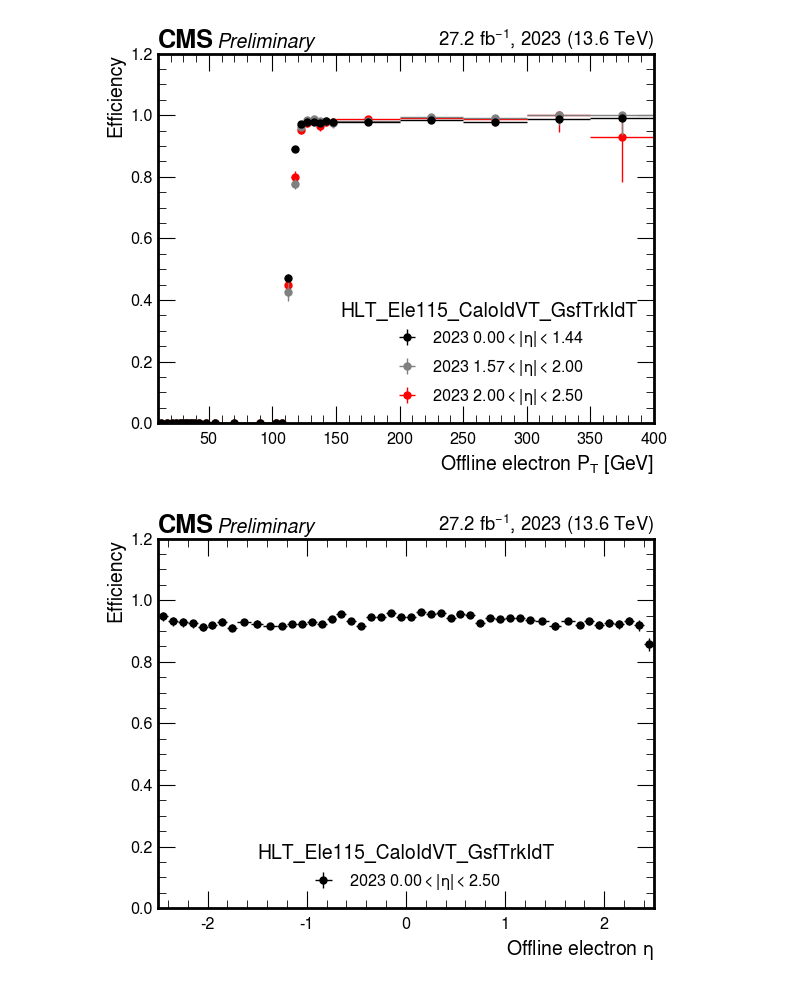
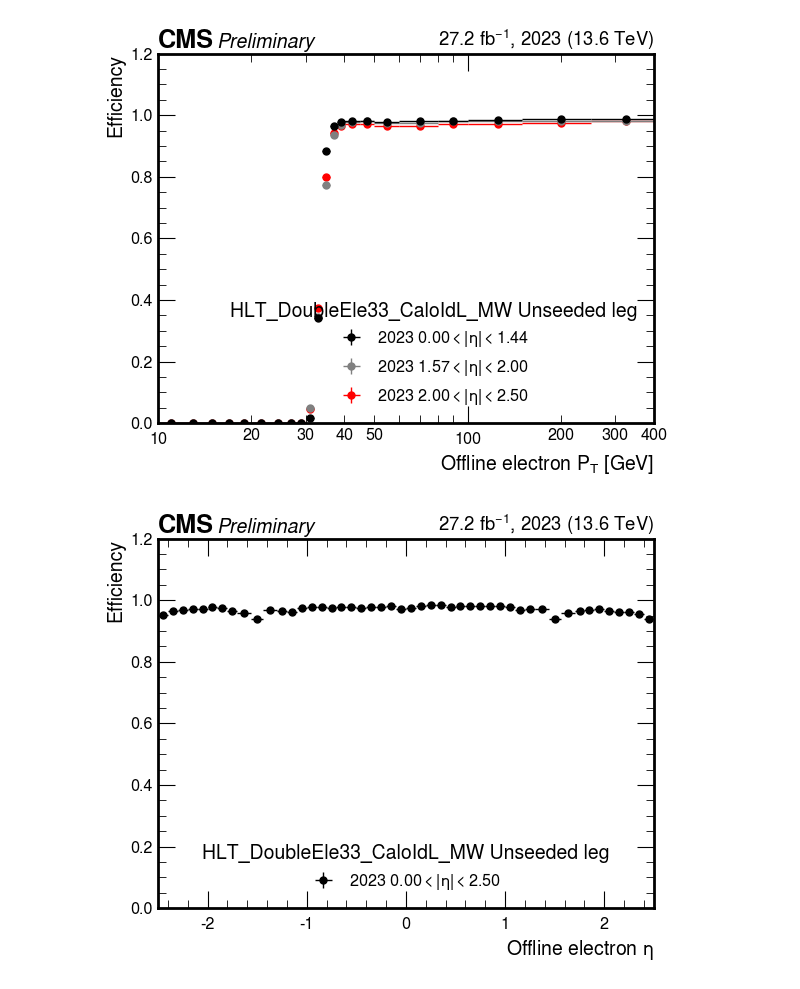
Before and after one commit to ikrommyd/egamma-tnp, a Jupyter notebook: DPNote_EGM_2023.ipynb, the cells around one changed output. Saved outputs shown, nothing was run; the diff lists cells and outputs as text; code cells hidden in the pictures.

Commit message:
make more plots

```diff
--- a/DPNote_EGM_2023.ipynb
+++ b/DPNote_EGM_2023.ipynb
@@ -103,18 +103,36 @@ lumis = {
     "2023D": 9.525,
 }
 # %%
-file = "Run2023_Ele115_Ele32tag.root"
+file = "Run2023_DoubleEle33UnseededLeg_ntuples.root"
 run = file.split("_")[0][3:]
 threshold = file.split("_")[1].split(".")[0]
-suffix = (
-    "WPTight_Gsf"
-    if threshold == "Ele32" or threshold == "Ele30"
-    else "CaloIdVT_GsfTrkIdT"
+if threshold == "Ele32" or threshold == "Ele30":
+    suffix = "WPTight_Gsf"
+elif threshold == "Ele115" or threshold == "Ele135":
+    suffix = "CaloIdVT_GsfTrkIdT"
+elif threshold == "DoubleEle33SeededLeg":
+    suffix = "CaloIdL_MW Seeded leg"
+elif threshold == "DoubleEle33UnseededLeg":
+    suffix = "CaloIdL_MW Unseeded leg"
+elif threshold == "Ele23Ele12Leg1":
+    suffix = "CaloIdL_TrackIdL_IsoVL Leg1"
+elif threshold == "Ele23Ele12Leg2":
+    suffix = "CaloIdL_TrackIdL_IsoVL Leg2"
+else:
+    raise ValueError("Couldn't find proper trigger name")
+
+filename = threshold
+threshold = (
+    threshold.replace("Leg1", "")
+    .replace("Leg2", "")
+    .replace("SeededLeg", "")
+    .replace("UnseededLeg", "")
 )
+
 pt_setup_func = (
-    pt_low_threshold_plot_setup
-    if threshold == "Ele32" or threshold == "Ele30"
-    else pt_high_threshold_plot_setup
+    pt_high_threshold_plot_setup
+    if threshold == "Ele115" or threshold == "Ele135"
+    else pt_low_threshold_plot_setup
 )
 title = f"HLT_{threshold}_{suffix}"
 try:
@@ -171,35 +189,35 @@ plot_efficiency(
     color="r",
     zorder=1,
 )
 
 hep.cms.label(
     "Preliminary", data=True, lumi=lumi, year=year, com=13.6, lumi_format="{0:.1f}"
 )
 pt_setup_func(loc="lower right", title=title)
-plt.savefig(f"DPNote_EGM_2023_plots/{threshold}_{run}_eff_pt.pdf")
+plt.savefig(f"DPNote_EGM_2023_plots/{filename}_{run}_eff_pt.pdf")
 plt.show()
 
 plot_efficiency(
     heta_entire_pass, heta_entire_all, label=f"{run} $0.00 < |\eta| < 2.50$", color="k"
 )
 
 hep.cms.label(
     "Preliminary", data=True, lumi=lumi, year=year, com=13.6, lumi_format="{0:.1f}"
 )
 eta_plot_setup(loc="lower center", title=title)
-plt.savefig(f"DPNote_EGM_2023_plots/{threshold}_{run}_eff_eta.pdf")
+plt.savefig(f"DPNote_EGM_2023_plots/{filename}_{run}_eff_eta.pdf")
 plt.show()
 
 plot_efficiency(
     hphi_entire_pass, hphi_entire_all, label=f"{run} $0.00 < |\eta| < 2.50$", color="k"
 )
 
 hep.cms.label(
     "Preliminary", data=True, lumi=lumi, year=year, com=13.6, lumi_format="{0:.1f}"
 )
 phi_plot_setup(loc="lower center", title=title)
-plt.savefig(f"DPNote_EGM_2023_plots/{threshold}_{run}_eff_phi.pdf")
+plt.savefig(f"DPNote_EGM_2023_plots/{filename}_{run}_eff_phi.pdf")
 plt.show()
 # %% [output]
-[figure, old version]
+[figure, new version]
-[figure, old version]
+[figure, new version]
```
Also changed, not shown: parts of 9 cells of this notebook, 1 other file.
